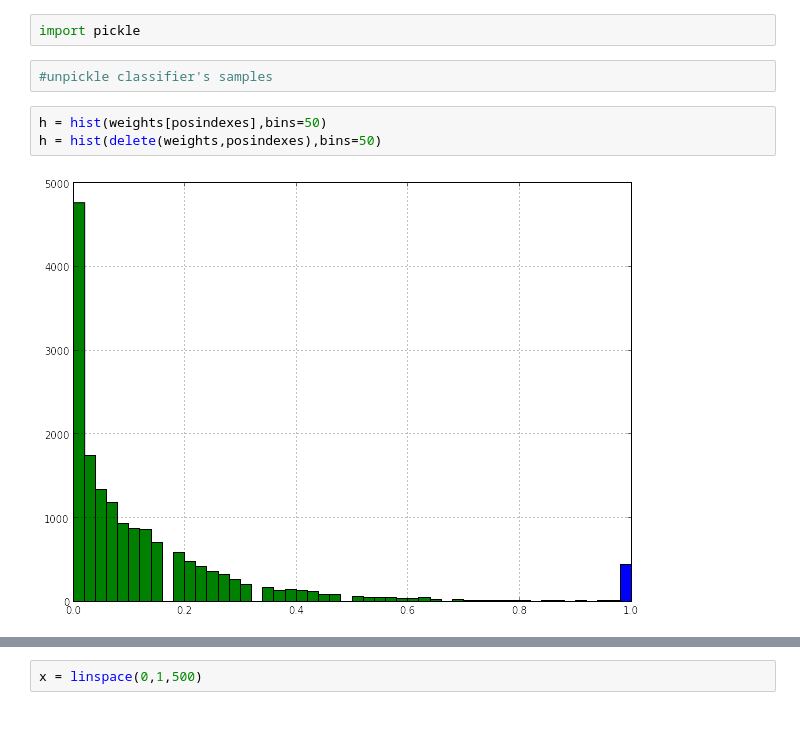
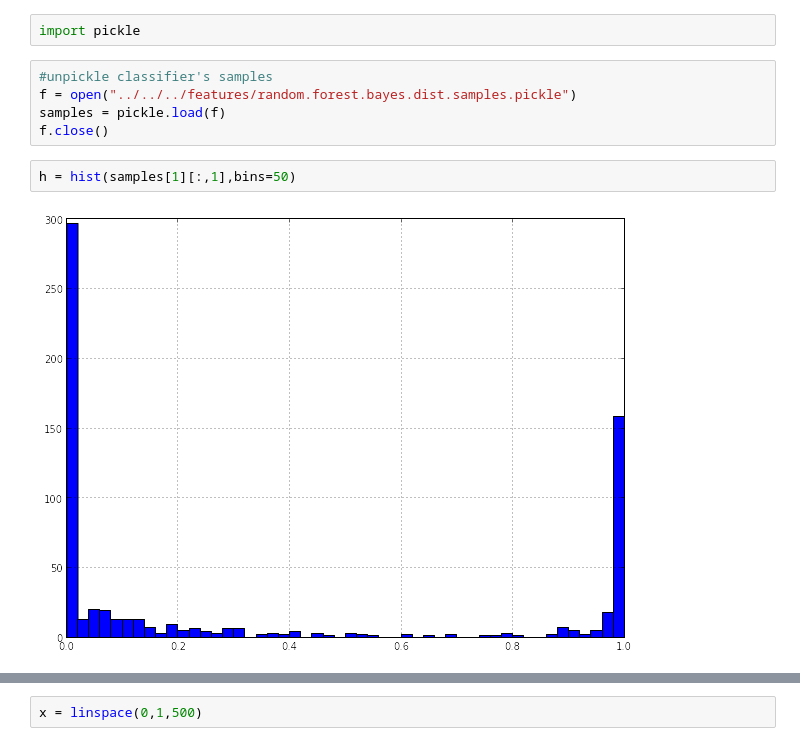
Before and after one commit to gngdb/opencast-bio, a Jupyter notebook: notebooks/Bayesian updating of pulldown interactions.ipynb, the cells around one changed output, grey strips where cells are left out. Drawn from its saved outputs; the diff is of its cells as text.

```diff
--- a/notebooks/Bayesian updating of pulldown interactions.ipynb
+++ b/notebooks/Bayesian updating of pulldown interactions.ipynb
@@ -56,10 +56,12 @@ weights = weights.astype(np.float)
 Now, finding the indexes of positive and negative examples:
 # %%
 import pickle
-# %%
-#unpickle classifier's samples
-# %%
-h = hist(weights[posindexes],bins=50)
-h = hist(delete(weights,posindexes),bins=50)
-# %% [output]
-[figure, removed]
+# %%
+#unpickle classifier's samples
+f = open("../../../features/random.forest.bayes.dist.samples.pickle")
+samples = pickle.load(f)
+f.close()
+# %%
+h = hist(samples[1][:,1],bins=50)
+# %% [output]
+[figure, added]
```
Also changed, not shown: parts of 25 cells of this notebook.
